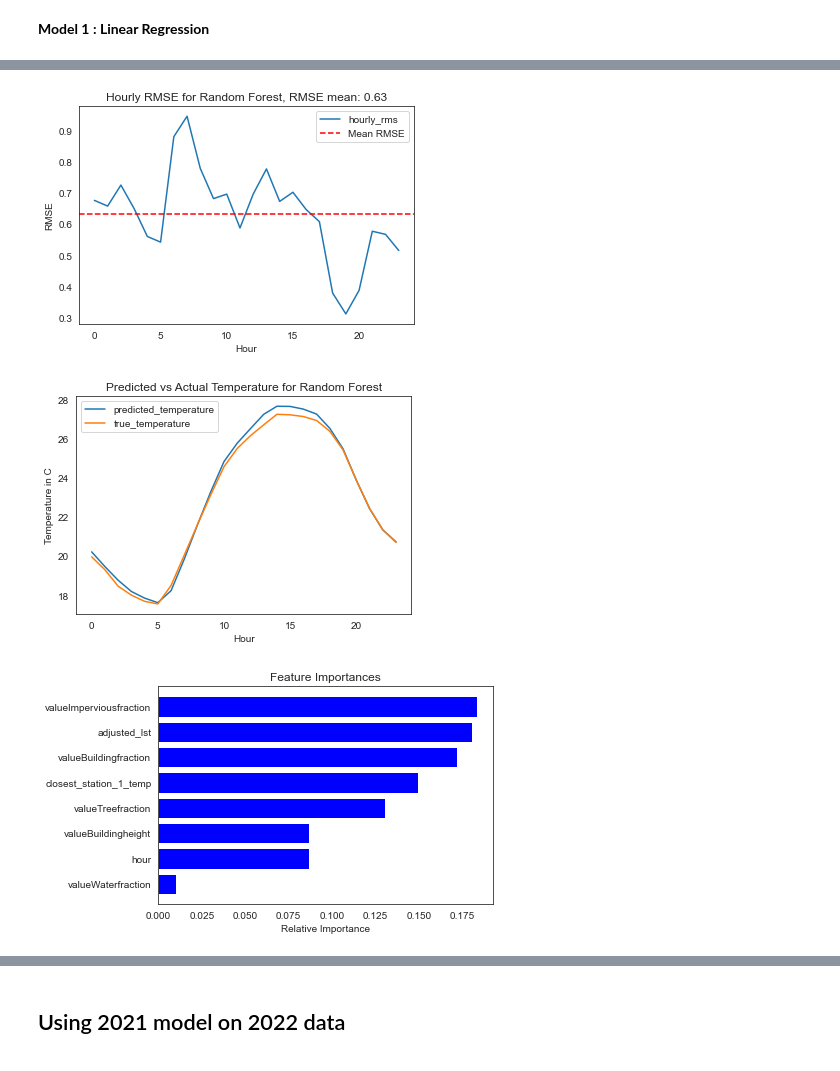
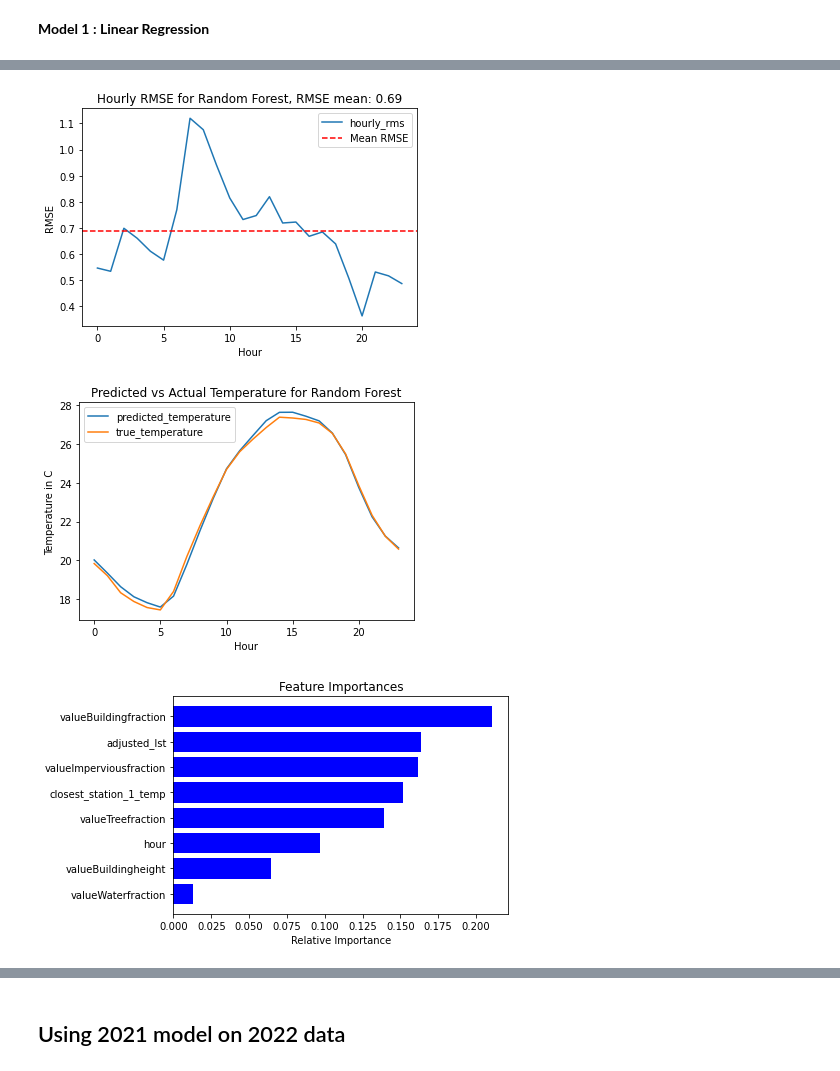
Before and after one commit to khatrigaurav/temperature_modelling, a Jupyter notebook: Analytics/00 Modeller.ipynb, the cells around one changed output, grey strips where cells are left out. Saved outputs shown, nothing was run; the diff lists cells and outputs as text; code cells hidden in the pictures.

```diff
--- a/Analytics/00 Modeller.ipynb
+++ b/Analytics/00 Modeller.ipynb
@@ -176,6 +185,7 @@ def bulk_model_runner(model,grouped_data,col_list,delete=True,bulk_mode=True,fit
         delete = True if you want to delete the contents of directory
         bulk_mode = True if you want to train one model for each hour
         fit = True if you want to fit the model, False if you want to load the model
+            will be used for transfer learning
     '''
 
     #cleaning the directory first
@@ -256,11 +266,11 @@ def bulk_model_runner(model,grouped_data,col_list,delete=True,bulk_mode=True,fit
 
     return model_output_dict
 # %%
-temperature_data_segment = temperature_data.query("beg_time >= '2021-06-01' & beg_time < '2021-07-01'")
+temperature_data_segment = temperature_data.query("beg_time >= '2021-07-01' & beg_time < '2021-08-01'")
 final_df = mod.get_final_df(temperature_data_segment,eco_data,spatial_columns)
 grouped_data = final_df.groupby(['station','hour']).mean().reset_index()
 
-#Data cleaning pipeline
+# Data cleaning pipeline
 # cqc.level_1_plot(grouped_data)
 flag_stations = cqc.cleaning_outliers(grouped_data)
 missing_stations = cqc.clean_missing_data(final_df,print_missing=False)
@@ -272,14 +282,14 @@ grouped_data = grouped_data.query("station not in @missing_stations")
 grouped_data['beg_time'] = final_df['beg_time'][0]
 
 #calculating outliers based on quartiles for valueTreefraction and valueImperviousfraction
-predictions1,outliers_tree = cqc.filter_quartiles(grouped_data)
+predictions1,outliers_tree = cqc.filter_quartiles(grouped_data,quantiles=[0.025, 0.97])
 predictions2,outliers_impe = cqc.filter_quartiles(grouped_data,feature_column='valueImperviousfraction')
 
-outliers_tree= set([k for element in list(outliers_tree.values()) for k in element])
-outliers_impe = set([k for element in list(outliers_impe.values()) for k in element])
+# outliers_tree= set([k for element in list(outliers_tree.values()) for k in element])
+# outliers_impe = set([k for element in list(outliers_impe.values()) for k in element])
 
-grouped_data = grouped_data.query("station not in @outliers_tree")
-grouped_data = grouped_data.query("station not in @outliers_impe")
+# grouped_data = grouped_data.query("station not in @outliers_tree")
+# grouped_data = grouped_data.query("station not in @outliers_impe")
 
 grouped_data.to_csv('Analytics/temp_data/grouped_data_untouched.csv',index=False)
 
@@ -294,0 +318,3 @@ grouped_data.station.unique().shape
+# %%
+outliers = list(sorted_hash_map_top_6.keys())
+grouped_data2 = grouped_data.query("station not in @outliers")
@@ -320,8 +355,7 @@ rrf = RandomForestRegressor(max_depth=20, min_samples_leaf=2, min_samples_split=
 # model_dict = bulk_model_runner(rrf,grouped_data,col_list,bulk_mode=False,delete=True)
 # visualizer.plot_mean(model_dict,'Random Forest',col_list)
 
-grouped_data = grouped_data.query("station != 'KWIMADIS47'")
-model_dict = bulk_model_runner(rrf,grouped_data,col_list,bulk_mode=False,delete=True,residuals=True)
+model_dict = bulk_model_runner(rrf,grouped_data2,col_list,bulk_mode=False,delete=True,residuals=True)
 visualizer.plot_mean(model_dict,'Random Forest',col_list)
 # %% [output]
 Residuals are being subtracted from data
@@ -331,3 +366,3 @@ Residuals are being added back to the predictions
-[figure, old version]
+[figure, new version]
-[figure, old version]
+[figure, new version]
-[figure, old version]
+[figure, new version]
```
Also changed, not shown: parts of 23 cells of this notebook, 9 other files.
